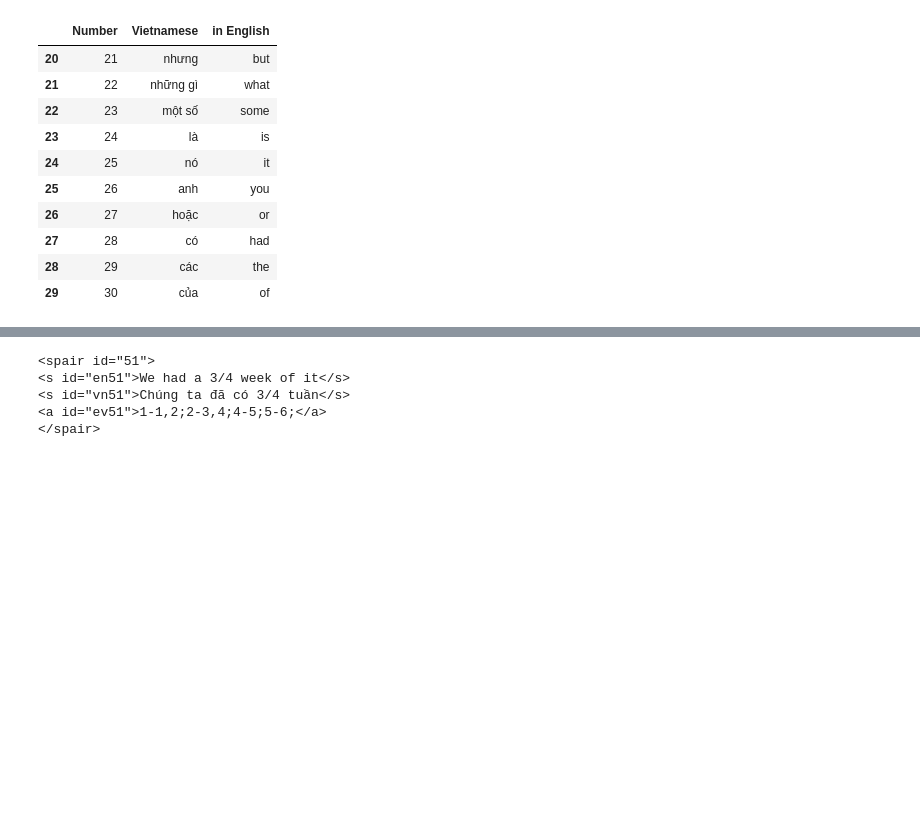
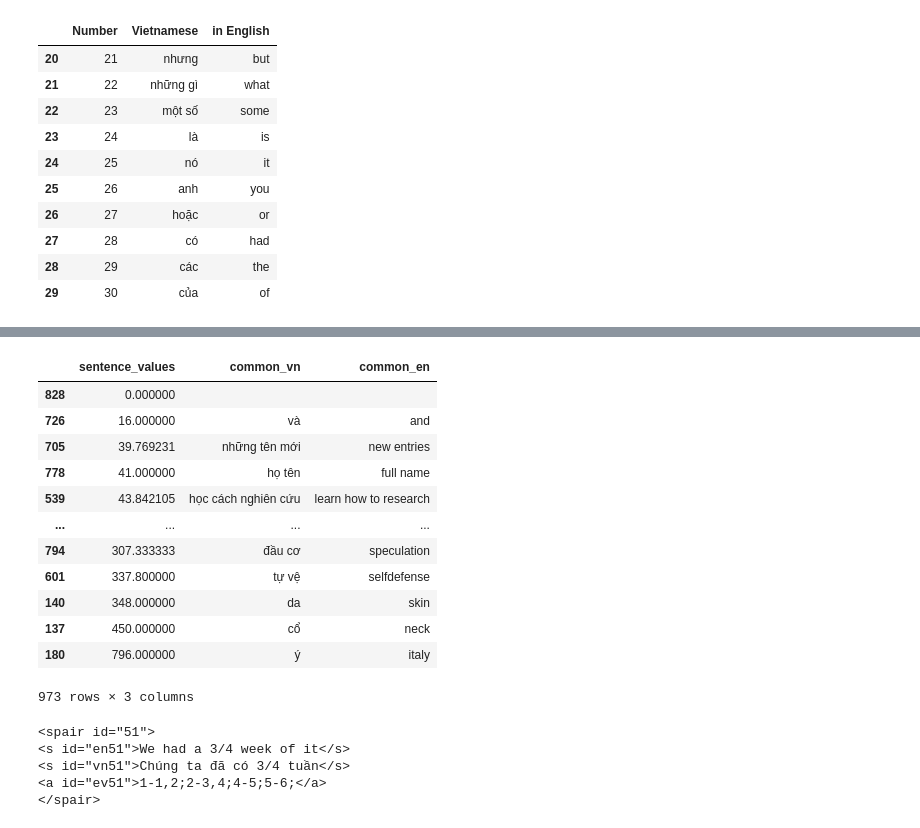
Before and after one commit to Tclack88/misc-analysis, a Jupyter notebook: vietnamese_frequency_sentence_mining.ipynb, the cells around one changed output, grey strips where cells are left out. Cells and saved outputs as stored; diff of their text form; code cells hidden in the pictures; blank space fills up the shorter version.

```diff
--- a/vietnamese_frequency_sentence_mining.ipynb
+++ b/vietnamese_frequency_sentence_mining.ipynb
@@ -148,3 +194,19 @@ vn[-70]
+# %%
+simple_df.sort_values('sentence_values')
+# %% [output]
+|  | sentence_values | common_vn | common_en |
+| 828 | 0.000000 |  |  |
+| 726 | 16.000000 | và | and |
+| 705 | 39.769231 | những tên mới | new entries |
+| 778 | 41.000000 | họ tên | full name |
+| 539 | 43.842105 | học cách nghiên cứu | learn how to research |
+| ... | ... | ... | ... |
+| 794 | 307.333333 | đầu cơ | speculation |
+| 601 | 337.800000 | tự vệ | selfdefense |
+| 140 | 348.000000 | da | skin |
+| 137 | 450.000000 | cổ | neck |
+| 180 | 796.000000 | ý | italy |
+973 rows × 3 columns
 # %%
 out[50]
 # %% [output]
```
Also changed, not shown: parts of 13 cells of this notebook.
